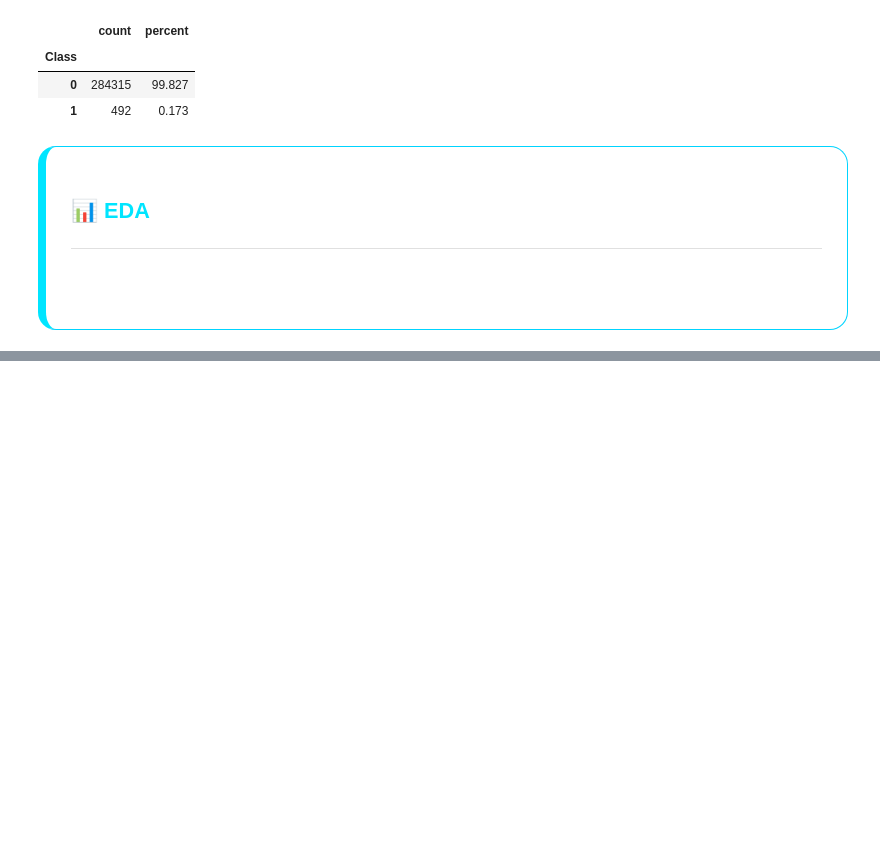
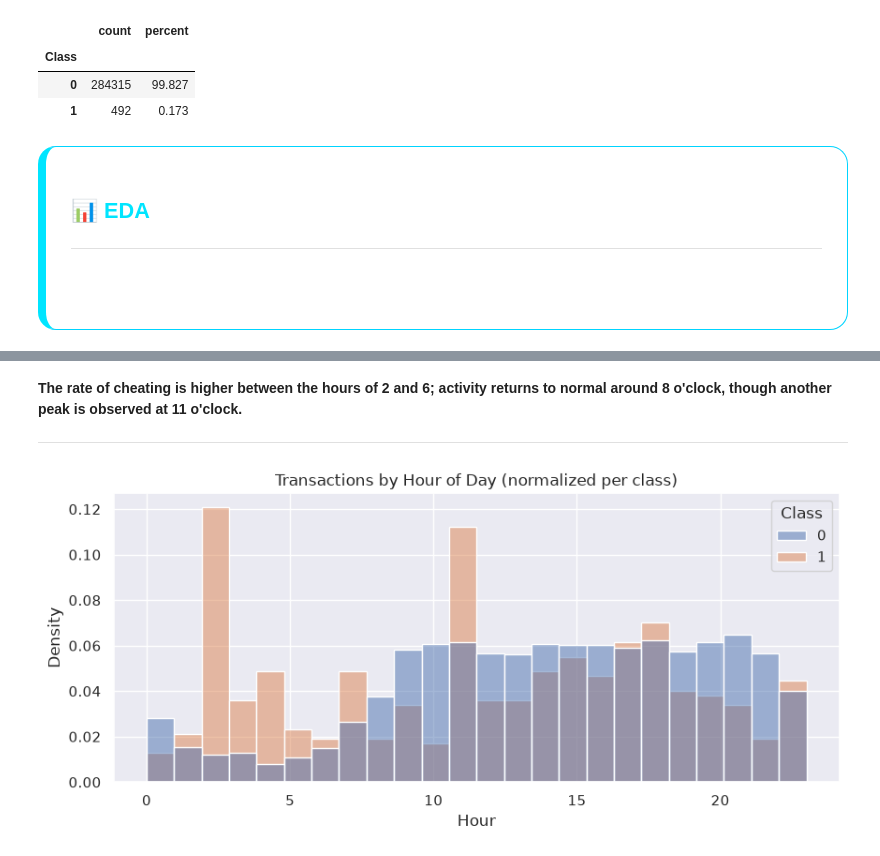
Before and after one commit to isapour0/credit-card-fraud, a Jupyter notebook: notebooks/creditcard_fraud.ipynb, the cells around one changed output, grey strips where cells are left out. Cells and saved outputs as stored; diff of their text form; code cells hidden in the pictures; blank space fills up the shorter version.

```diff
--- a/notebooks/creditcard_fraud.ipynb
+++ b/notebooks/creditcard_fraud.ipynb
@@ -271,0 +305,15 @@ font-family:Segoe UI;
+# %% [markdown]
+**The rate of cheating is higher between the hours of 2 and 6; activity returns to normal around 8 o'clock, though another peak is observed at 11 o'clock.**
+<hr>
+# %%
+df_eda = df_raw.copy()
+df_eda["Hour"] = (df_eda["Time"] // 3600) % 24
+
+fig, ax = plt.subplots(figsize=(10, 4))
+sns.histplot(data=df_eda, x="Hour", hue="Class", bins=24,
+             stat="density", common_norm=False, ax=ax)
+ax.set_title("Transactions by Hour of Day (normalized per class)")
+plt.savefig("../reports/figures/time_analysis.png", dpi=150, bbox_inches="tight")
+plt.show()
+# %% [output]
+[figure, added]
```
Also changed, not shown: parts of 7 cells of this notebook, 5 other files.
